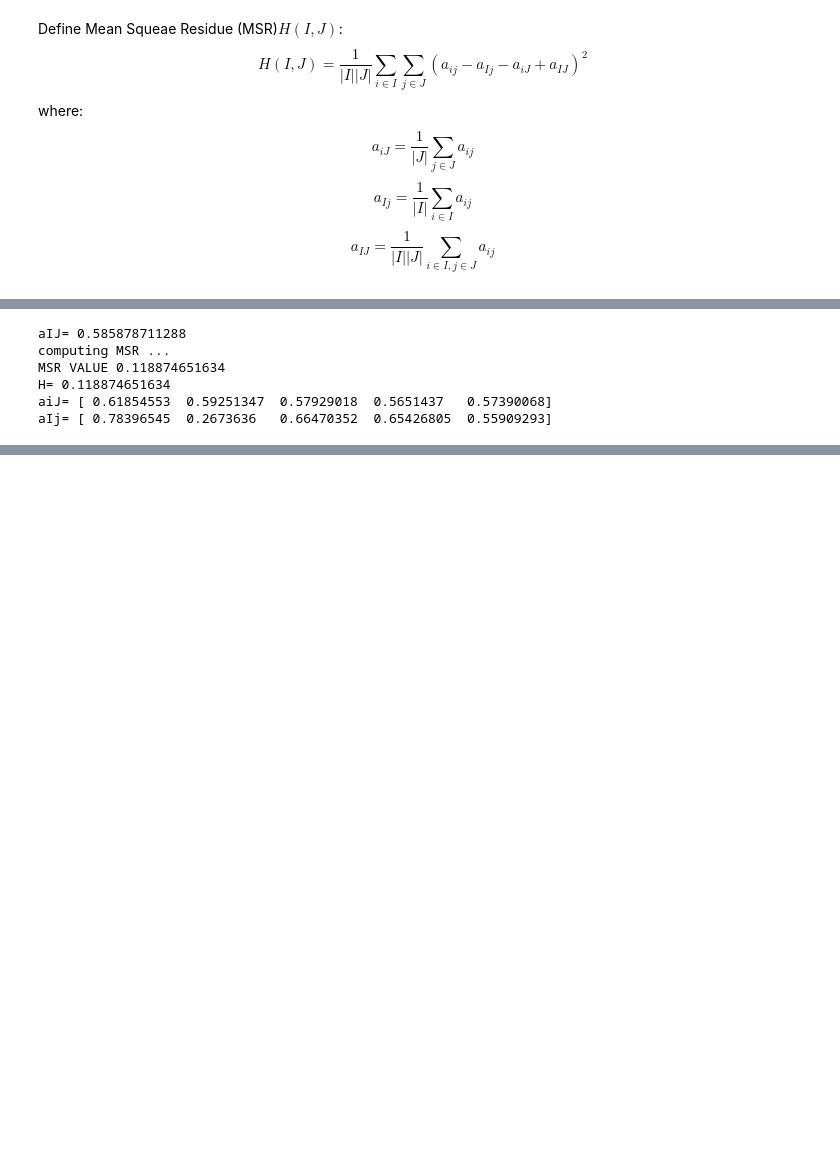
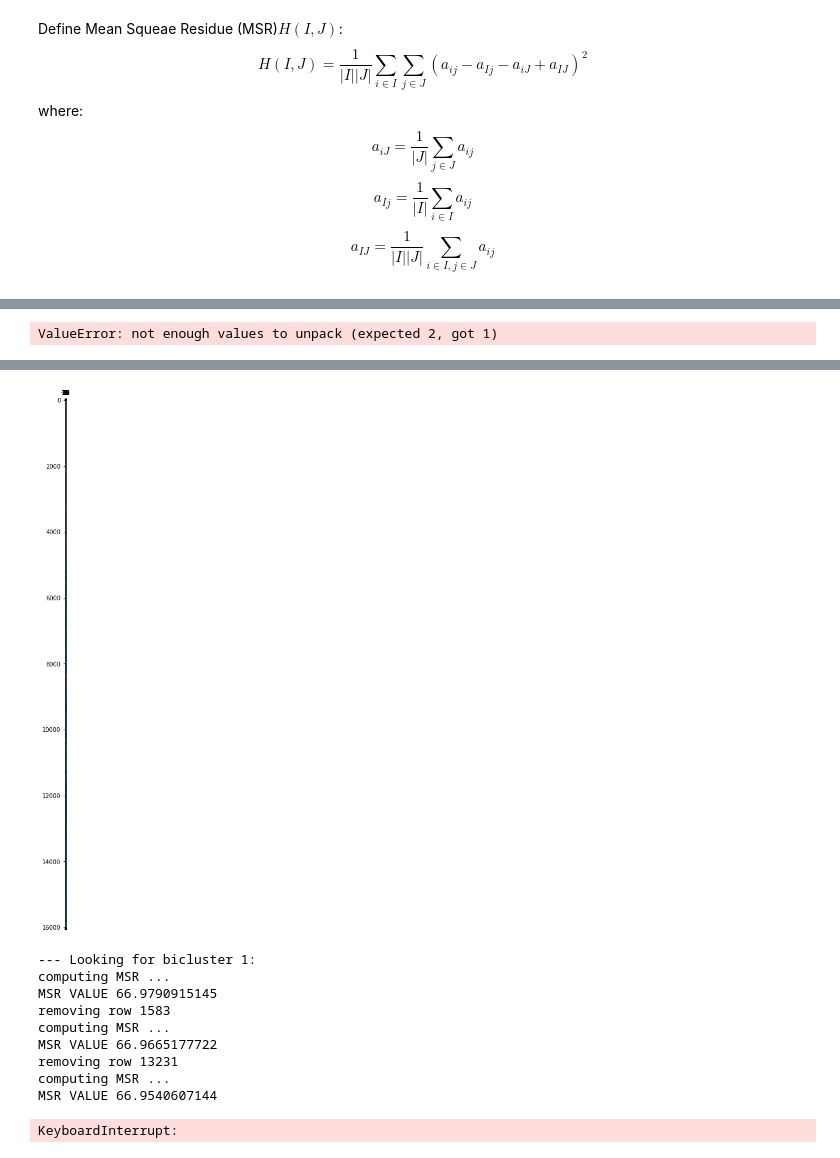
Before and after one commit to josechudev/GeneExpressionBiClustering, a Jupyter notebook: Notebooks/3.1 CC Biclustering (Cheng & Church).ipynb, the cells around one changed output, grey strips where cells are left out. Saved outputs shown, nothing was run; the diff lists cells and outputs as text; code cells hidden in the pictures; blank space fills up the shorter version.

Commit message:
+ di biclustering

```diff
--- a/Notebooks/3.1 CC Biclustering (Cheng & Church).ipynb
+++ b/Notebooks/3.1 CC Biclustering (Cheng & Church).ipynb
@@ -89,0 +95,17 @@ array([[ 0.7714686 ,  0.38901062,  0.50071368,  0.95953905,  0.4719957 ],
+# %%
+trainIndexFiles=glob.glob("../Train/*")
+frames = list()
+for f in trainIndexFiles:
+    indices = pd.read_csv(f,sep=";")
+    indexList=list(indices['0'])
+    protein = f.split("/")[-1].split(".")[0]
+    fpath = '../data/Di/'+f.split("/")[-1].split(".")[0]+".csv"
+    diRead = pd.read_csv(fpath,sep=";")
+    diPartialTrain=diRead[diRead.columns[5:]].loc[indexList].copy()
+    diPartialTrain.insert(0,column='Protein',value =protein )
+    del diRead
+    gc.collect()
+    frames.append(diPartialTrain)
+# %%
+diTrain = pd.concat(frames)
+diTrain[diTrain.columns[1:]].head()
@@ -90,3 +120,5 @@ array([[ 0.7714686 ,  0.38901062,  0.50071368,  0.95953905,  0.4719957 ],
+# %%
+data = diTrain[diTrain.columns[1:]].as_matrix()[0:100]
 # %%
 msr = MSR(data)
 print ("aIJ= " + str(msr.aIJ))
@@ -94,12 +126,7 @@ print ("H= " + str(msr.H))
 print ("aiJ= " + str(msr.aiJ))
 print ("aIj= " + str(msr.aIj))
 # %% [output]
-aIJ= 0.585878711288
-computing MSR ...
-MSR VALUE 0.118874651634
-H= 0.118874651634
-aiJ= [ 0.61854553  0.59251347  0.57929018  0.5651437   0.57390068]
-aIj= [ 0.78396545  0.2673636   0.66470352  0.65426805  0.55909293]
+ValueError: not enough values to unpack (expected 2, got 1)
 # %%
 def remove_unique_nodes(data, delta, I=None, J=None):
     it = 1
@@ -218,6 +245,12 @@ def add_nodes(data, orig_data, alpha, I, J):
 #         else:
 #             addition_ocurred = False
     return (orig_data[I][:,J],I,J)
+# %%
+def mask(data, I, J, min_v, max_v):
+    for i in I:
+        for j in J:
+            data[i,j] = random.uniform(min_v, max_v)
+    return data
 # %%
 # %debug
 def find_biclusters(data, delta, alpha, num_biclusters, num_iterations=1):
@@ -229,12 +262,12 @@ def find_biclusters(data, delta, alpha, num_biclusters, num_iterations=1):
 
     for i in range(num_biclusters):
         n, m = data.shape
-        print data.shape
+        print (data.shape)
 
-        plt.matshow(data, cmap=plt.cm.Blues, vmin=min_value, vmax=max_value)
+        plt.matshow(data, cmap=plt.cm.Blues, vmin=min_v, vmax=max_v)
         plt.show()
 
-        print "--- Looking for bicluster %s:" % (i+1)
+        print ("--- Looking for bicluster %s:" % (i+1))
 
         # do not perform multiple node deletion
         if len(data) < 100 or len(data[0]) < 100:
@@ -259,0 +293,11 @@ SyntaxError: Missing parentheses in call to 'print'. Did you mean print(print da
+[figure, added]
+--- Looking for bicluster 1:
+computing MSR ...
+MSR VALUE 66.9790915145
+removing row 1583
+computing MSR ...
+MSR VALUE 66.9665177722
+removing row 13231
+computing MSR ...
+MSR VALUE 66.9540607144
+KeyboardInterrupt:
```
Also changed, not shown: parts of 3 cells of this notebook.
